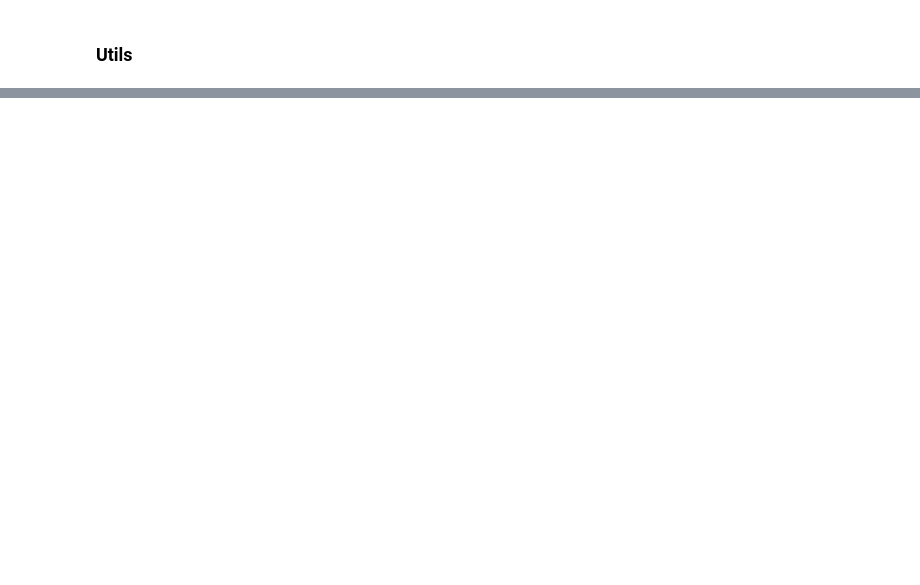
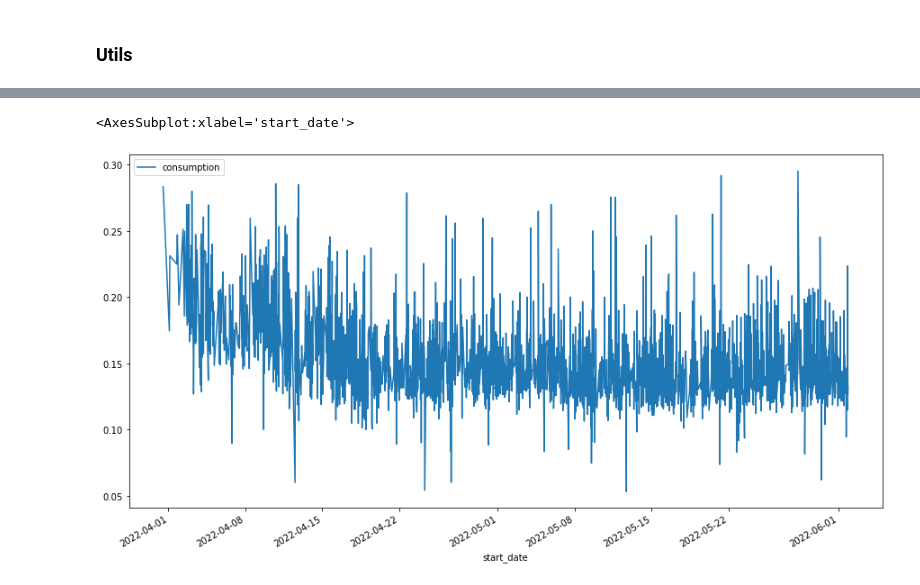
Before and after one commit to paul-mdb/car_sharing_relocation, a Jupyter notebook: ChargingSessions.ipynb, the cells around one changed output, grey strips where cells are left out. Cells and saved outputs as stored; diff of their text form; code cells hidden in the pictures; blank space fills up the shorter version.

```diff
--- a/ChargingSessions.ipynb
+++ b/ChargingSessions.ipynb
@@ -296,0 +167,2 @@ merged_df
+# %%
+sessions_df.loc[sessions_df['last_plate']!=sessions_df['plate_number'], 'distance'] = 0
@@ -296,0 +191,11 @@ merged_df
+# %%
+sessions_df['kWh'] = 0
+sessions_df['kWh_used']=0
+sessions_df['battery_used'] = sessions_df['end_battery'].shift(1)-sessions_df['start_battery']
+# %%
+sessions_df.loc[sessions_df['model']=='ZOE', 'kWh'] = sessions_df.loc[sessions_df['model']=='ZOE', 'delta']*40/100
+sessions_df.loc[sessions_df['model']=='Spring', 'kWh'] = sessions_df.loc[sessions_df['model']=='Spring', 'delta']*27/100
+sessions_df.loc[sessions_df['model']=='ZOE', 'kWh_used'] = sessions_df.loc[sessions_df['model']=='ZOE', 'battery_used']*40/100
+sessions_df.loc[sessions_df['model']=='Spring', 'kWh_used'] = sessions_df.loc[sessions_df['model']=='Spring', 'battery_used']*27/100
+# %%
+sessions_df['consumption'] = sessions_df['kWh_used']/sessions_df['distance']
@@ -296,0 +214,5 @@ merged_df
+# %%
+sessions_df[sessions_df['distance']!=0][sessions_df['battery_used']>0][sessions_df['consumption']<0.3][sessions_df['consumption']>0.05].plot(x='start_date', y='consumption', figsize=(15, 8))
+# %% [output]
+<AxesSubplot:xlabel='start_date'>
+[figure, added]
```
Also changed, not shown: parts of 55 cells of this notebook, 1 other file.
